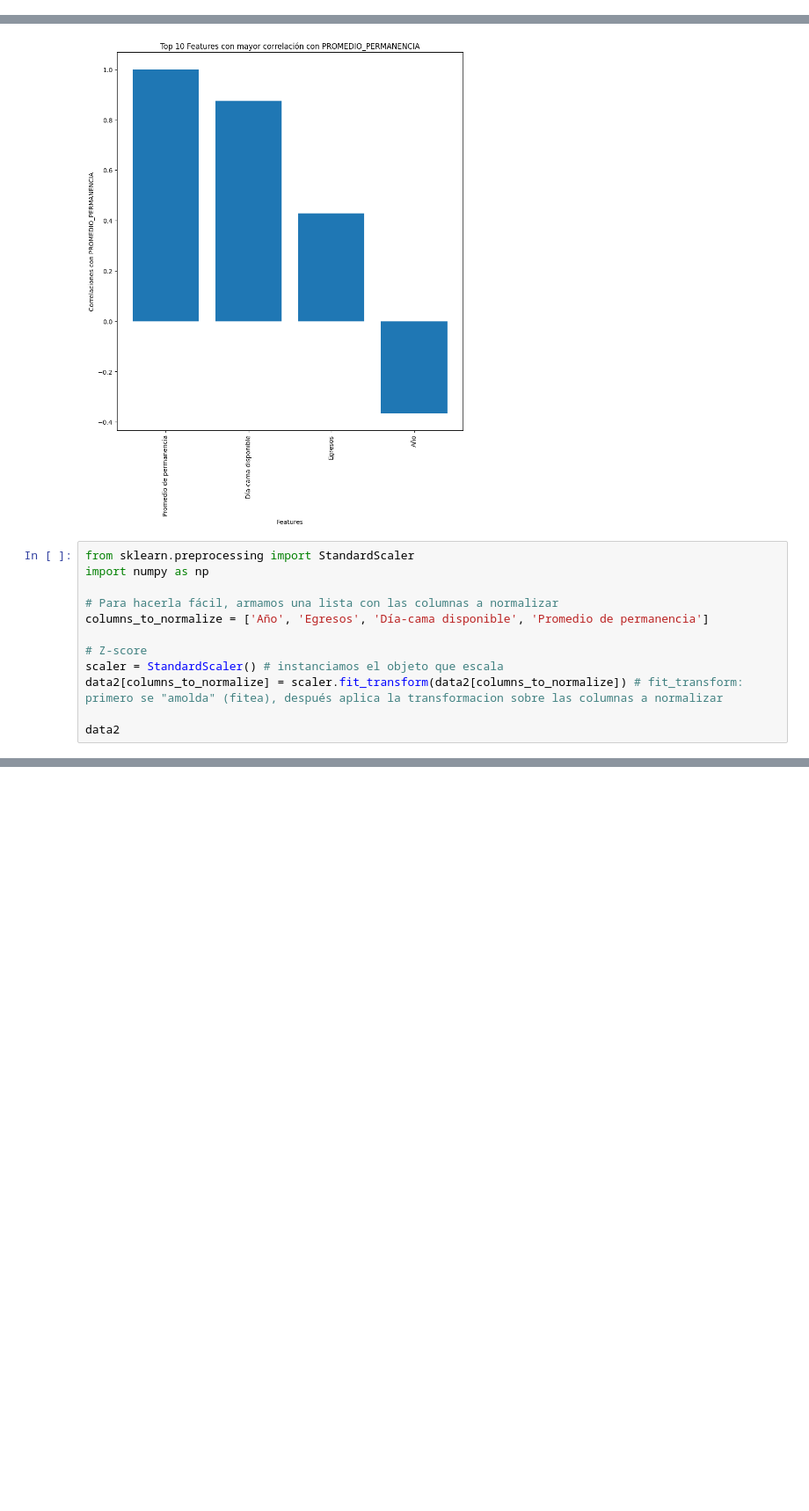
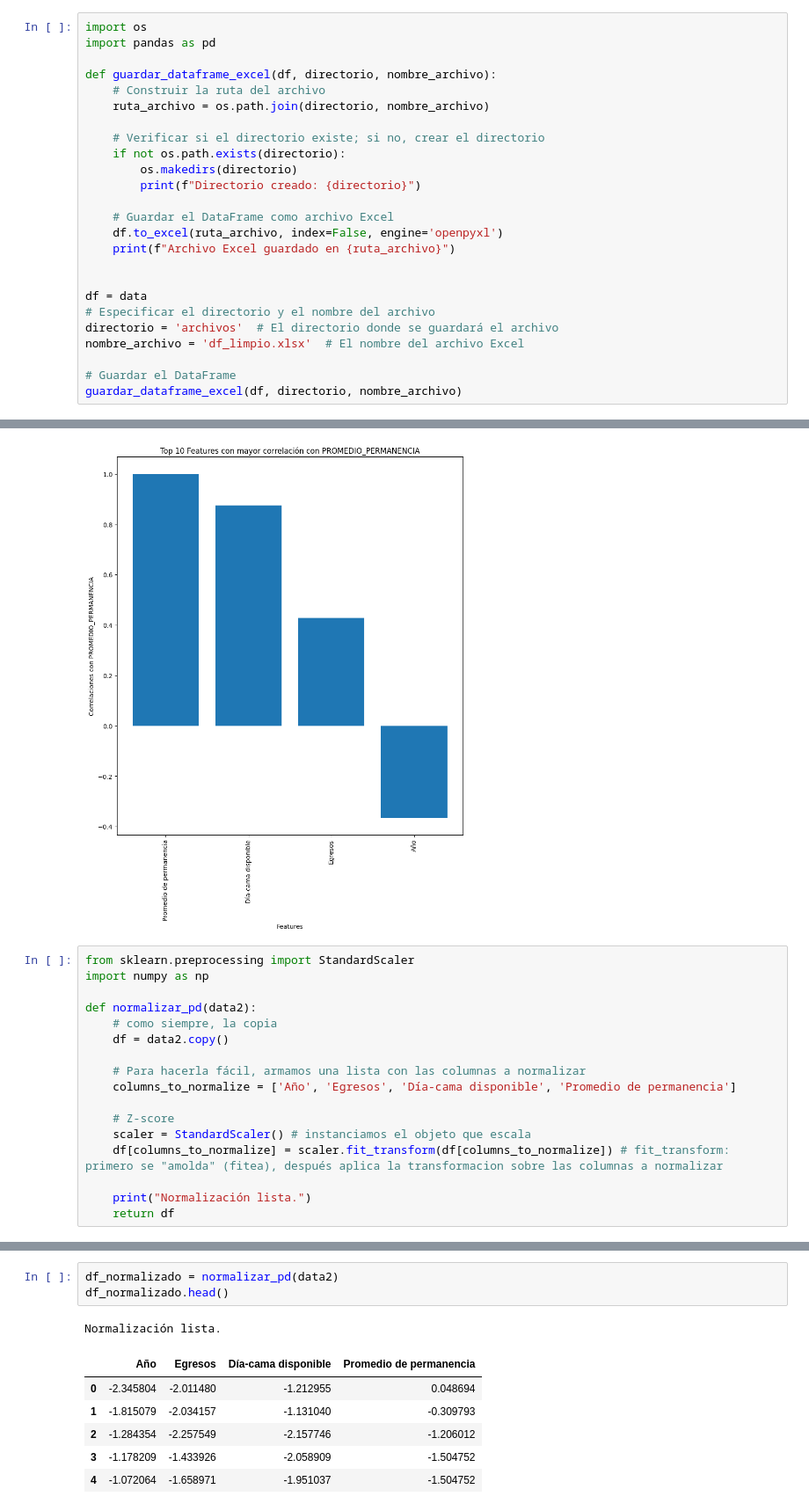
Before and after one commit to nicolecarda/PAECIS, a Jupyter notebook: RandomForestBD19802022.ipynb, the cells around one changed output, grey strips where cells are left out. Shown at 88% size. Saved outputs shown, nothing was run; the diff lists cells and outputs as text; blank space fills up the shorter version.

```diff
--- a/RandomForestBD19802022.ipynb
+++ b/RandomForestBD19802022.ipynb
@@ -112,3 +110,28 @@ print(data)
 31  2019       …                   …                       …
 # %%
 data = data.drop([30, 31])
+# %%
+import os
+import pandas as pd
+
+def guardar_dataframe_excel(df, directorio, nombre_archivo):
+    # Construir la ruta del archivo
+    ruta_archivo = os.path.join(directorio, nombre_archivo)
+
+    # Verificar si el directorio existe; si no, crear el directorio
+    if not os.path.exists(directorio):
+        os.makedirs(directorio)
+        print(f"Directorio creado: {directorio}")
+
+    # Guardar el DataFrame como archivo Excel
+    df.to_excel(ruta_archivo, index=False, engine='openpyxl')
+    print(f"Archivo Excel guardado en {ruta_archivo}")
+
+
+df = data
+# Especificar el directorio y el nombre del archivo
+directorio = 'archivos'  # El directorio donde se guardará el archivo
+nombre_archivo = 'df_limpio.xlsx'  # El nombre del archivo Excel
+
+# Guardar el DataFrame
+guardar_dataframe_excel(df, directorio, nombre_archivo)
@@ -224,11 +249,16 @@ plt.show()
 from sklearn.preprocessing import StandardScaler
 import numpy as np
 
-# Para hacerla fácil, armamos una lista con las columnas a normalizar
-columns_to_normalize = ['Año', 'Egresos', 'Día-cama disponible', 'Promedio de permanencia']
+def normalizar_pd(data2):
+    # como siempre, la copia
+    df = data2.copy()
 
-# Z-score
-scaler = StandardScaler() # instanciamos el objeto que escala
-data2[columns_to_normalize] = scaler.fit_transform(data2[columns_to_normalize]) # fit_transform: primero se "amolda" (fitea), después aplica la transformacion sobre las columnas a normalizar
+    # Para hacerla fácil, armamos una lista con las columnas a normalizar
+    columns_to_normalize = ['Año', 'Egresos', 'Día-cama disponible', 'Promedio de permanencia']
 
-data2
+    # Z-score
+    scaler = StandardScaler() # instanciamos el objeto que escala
+    df[columns_to_normalize] = scaler.fit_transform(df[columns_to_normalize]) # fit_transform: primero se "amolda" (fitea), después aplica la transformacion sobre las columnas a normalizar
+
+    print("Normalización lista.")
+    return df
@@ -294,0 +265,11 @@ R^2 Score: 0.9376604713972134
+# %%
+df_normalizado = normalizar_pd(data2)
+df_normalizado.head()
+# %% [output]
+Normalización lista.
+|  | Año | Egresos | Día-cama disponible | Promedio de permanencia |
+| 0 | -2.345804 | -2.011480 | -1.212955 | 0.048694 |
+| 1 | -1.815079 | -2.034157 | -1.131040 | -0.309793 |
+| 2 | -1.284354 | -2.257549 | -2.157746 | -1.206012 |
+| 3 | -1.178209 | -1.433926 | -2.058909 | -1.504752 |
+| 4 | -1.072064 | -1.658971 | -1.951037 | -1.504752 |
```
Also changed, not shown: parts of 13 cells of this notebook, 4 other files.
